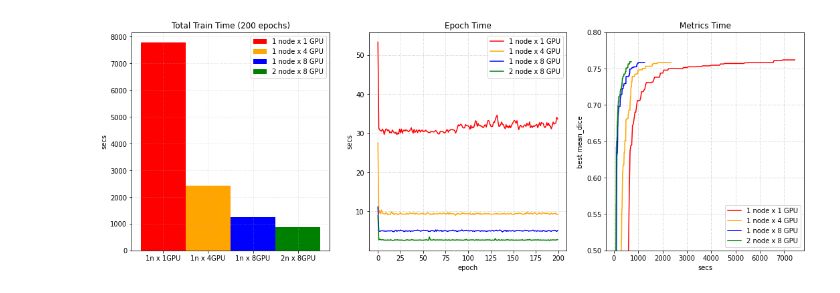
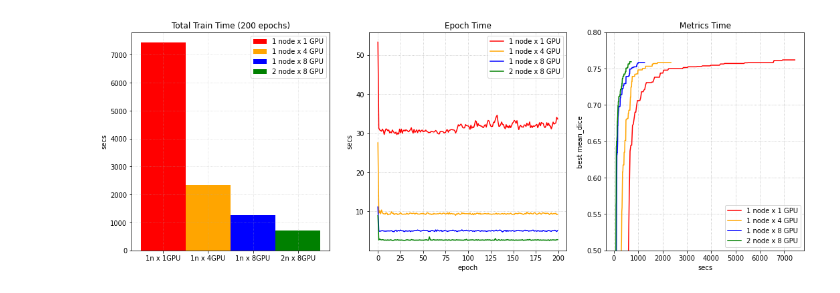
Before and after one commit to YuanTingHsieh/Tutorials, a Jupyter notebook: draw_distributed.ipynb, the cells around one changed output. Drawn from its saved outputs; the diff is of its cells as text; code cells hidden in the pictures.

```diff
--- a/draw_distributed.ipynb
+++ b/draw_distributed.ipynb
@@ -50,37 +50,37 @@ z4 = [0] + z4
 plt.figure('train', (18, 6))
 plt.subplot(1, 3, 1)
 plt.title('Total Train Time (200 epochs)')
-plt.bar('1n x 1GPU', 7781, 1, label='1 node x 1 GPU', color='red')
-plt.bar('1n x 4GPU', 2414, 1, label='1 node x 4 GPU', color='orange')
-plt.bar('1n x 8GPU', 1255, 1, label='1 node x 8 GPU', color='blue')
-plt.bar('2n x 8GPU', 877, 1, label='2 node x 8 GPU', color='green')
+plt.bar('1n x 1GPU', 7437, 1, label='1 node x 1 GPU', color='red')
+plt.bar('1n x 4GPU', 2345, 1, label='1 node x 4 GPU', color='orange')
+plt.bar('1n x 8GPU', 1258, 1, label='1 node x 8 GPU', color='blue')
+plt.bar('2n x 8GPU', 713, 1, label='2 node x 8 GPU', color='green')
 plt.ylabel('secs')
 plt.grid(alpha=0.5, linestyle=':')
 plt.legend(loc='best')
 
 plt.subplot(1, 3, 2)
 plt.title('Epoch Time')
 plt.xlabel('epoch')
 plt.ylabel('secs')
 plt.plot(x1, y1, label='1 node x 1 GPU', color='red')
 plt.plot(x1, y2, label='1 node x 4 GPU', color='orange')
 plt.plot(x1, y3, label='1 node x 8 GPU', color='blue')
 plt.plot(x1, y4, label='2 node x 8 GPU', color='green')
 plt.grid(alpha=0.8, linestyle=':')
 plt.legend(loc='best')
 
 plt.subplot(1, 3, 3)
 plt.title('Metrics Time')
 plt.xlabel('secs')
 plt.ylabel('best mean_dice')
 plt.plot(total_time_1,z1, label='1 node x 1 GPU', color='red')
 plt.plot(total_time_2,z2, label='1 node x 4 GPU', color='orange')
 plt.plot(total_time_3,z3, label='1 node x 8 GPU', color='blue')
 plt.plot(total_time_4,z4, label='2 node x 8 GPU', color='green')
 axes = plt.gca()
 axes.set_ylim([0.5, 0.8])
 plt.grid(alpha=1.0, linestyle=':')
 plt.legend(loc='best')
 plt.show()
 # %% [output]
-[figure, old version]
+[figure, new version]
```
